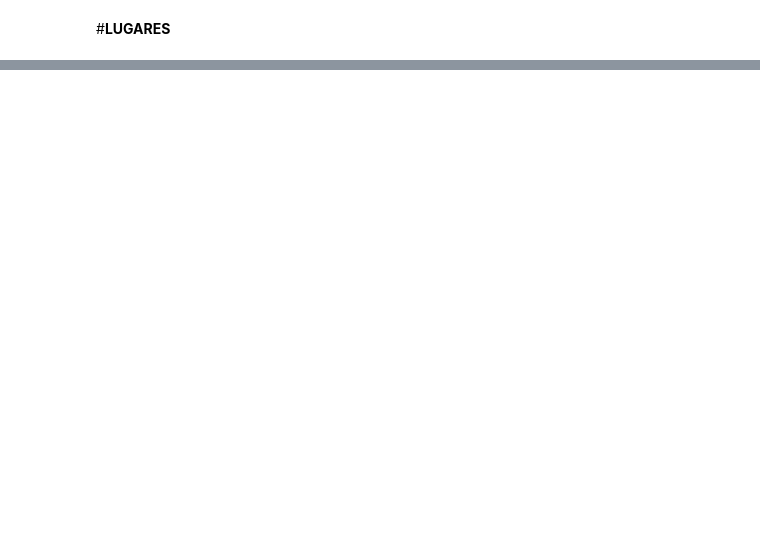
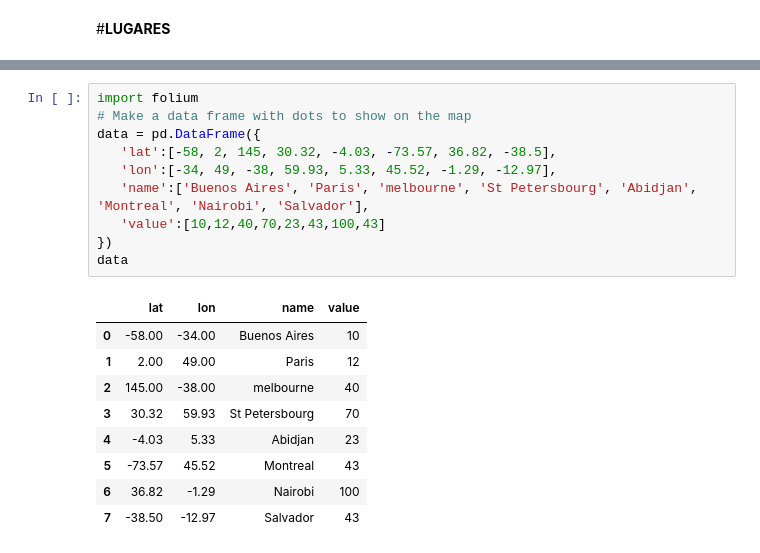
Before and after one commit to adielws/covid19-questions, a Jupyter notebook: covid19_questions.ipynb, the cells around one changed output, grey strips where cells are left out. Drawn from its saved outputs; the diff is of its cells as text; blank space fills up the shorter version.

```diff
--- a/covid19_questions.ipynb
+++ b/covid19_questions.ipynb
@@ -448,3 +448,23 @@ lugares.head()
 | 657 | 01/06/2020 22:06 | Diego M 🇪🇪 | _Manhaguanha | Povo de São Lourenço já leram os ... | 0 | 892 | pt | São Lourenço do Oeste | Brazil | BR | NaN | ... |
 | 1199 | 28/06/2020 02:30 | De cola | _niseoliveira | Certeza que vocês estão cumprindo... | 0 | 590 | pt | Itu | Brazil | BR | NaN | ... |
 | 1253 | 02/04/2020 20:40 | .Nathi 🐨 | nathalisicuro | @aliinemj Aline!!!!!! Mas que car... | 0 | 964 | pt | Joinville | Brazil | BR | NaN | ... |
+# %%
+import folium
+# Make a data frame with dots to show on the map
+data = pd.DataFrame({
+   'lat':[-58, 2, 145, 30.32, -4.03, -73.57, 36.82, -38.5],
+   'lon':[-34, 49, -38, 59.93, 5.33, 45.52, -1.29, -12.97],
+   'name':['Buenos Aires', 'Paris', 'melbourne', 'St Petersbourg', 'Abidjan', 'Montreal', 'Nairobi', 'Salvador'],
+   'value':[10,12,40,70,23,43,100,43]
+})
+data
+# %% [output]
+|  | lat | lon | name | value |
+| 0 | -58.00 | -34.00 | Buenos Aires | 10 |
+| 1 | 2.00 | 49.00 | Paris | 12 |
+| 2 | 145.00 | -38.00 | melbourne | 40 |
+| 3 | 30.32 | 59.93 | St Petersbourg | 70 |
+| 4 | -4.03 | 5.33 | Abidjan | 23 |
+| 5 | -73.57 | 45.52 | Montreal | 43 |
+| 6 | 36.82 | -1.29 | Nairobi | 100 |
+| 7 | -38.50 | -12.97 | Salvador | 43 |
```
Also changed, not shown: parts of 1 cell of this notebook.
